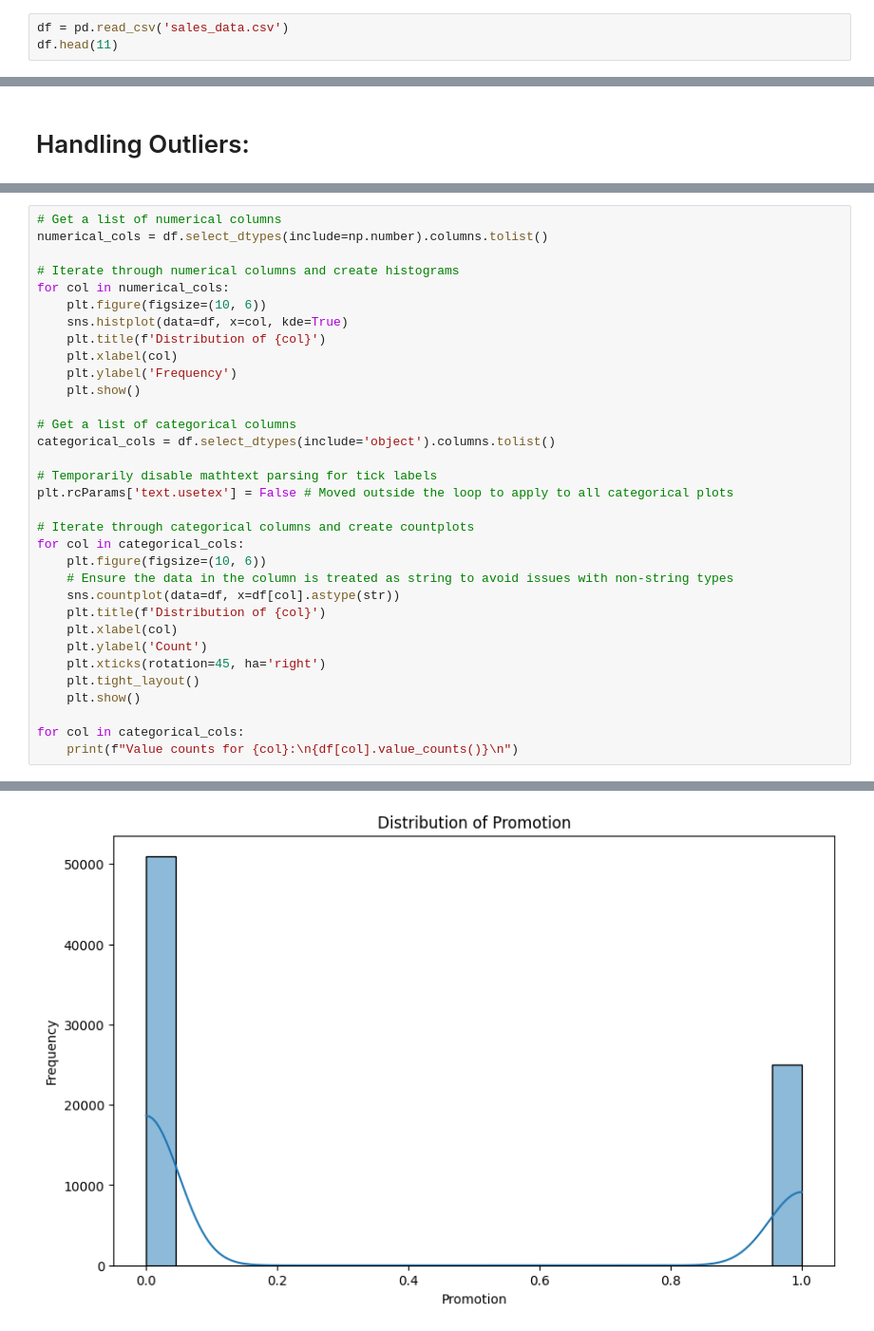
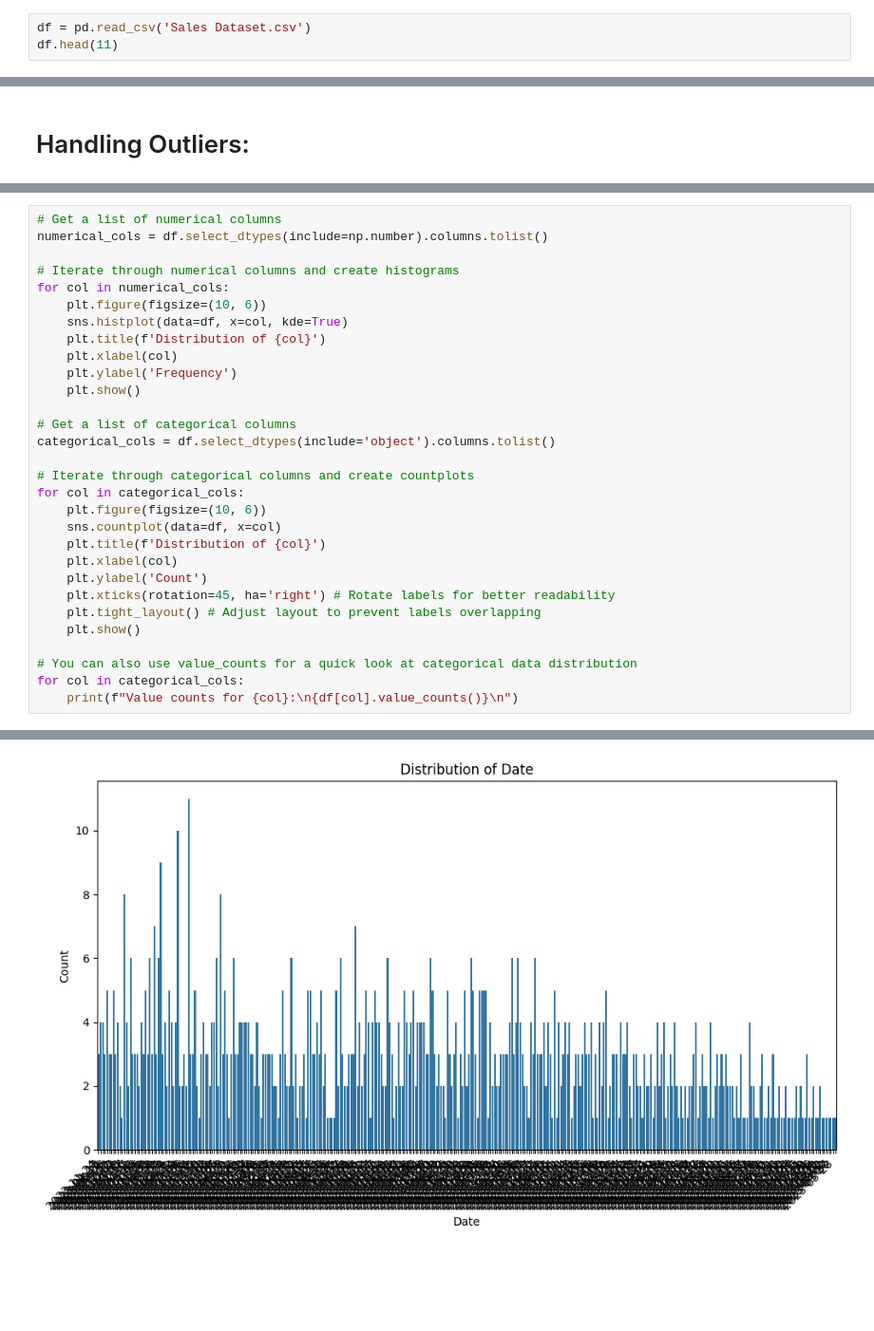
Before and after one commit to Nikhil5566/EDA-Prostate-cancer-dataset-, a Jupyter notebook: Sales_Dataset.ipynb, the cells around one changed output, grey strips where cells are left out. Shown: that part at 95% size. Cells and saved outputs as stored; diff of their text form; blank space fills up the shorter version.

```diff
--- a/Sales_Dataset.ipynb
+++ b/Sales_Dataset.ipynb
@@ -8,6 +8,6 @@ import seaborn as sns
 import warnings
 warnings.filterwarnings('ignore')
 # %%
-df = pd.read_csv('sales_data.csv')
+df = pd.read_csv('Sales Dataset.csv')
 df.head(11)
 # %% [output]
@@ -167,21 +161,18 @@ for col in numerical_cols:
 # Get a list of categorical columns
 categorical_cols = df.select_dtypes(include='object').columns.tolist()
 
-# Temporarily disable mathtext parsing for tick labels
-plt.rcParams['text.usetex'] = False # Moved outside the loop to apply to all categorical plots
-
 # Iterate through categorical columns and create countplots
 for col in categorical_cols:
     plt.figure(figsize=(10, 6))
-    # Ensure the data in the column is treated as string to avoid issues with non-string types
-    sns.countplot(data=df, x=df[col].astype(str))
+    sns.countplot(data=df, x=col)
     plt.title(f'Distribution of {col}')
     plt.xlabel(col)
     plt.ylabel('Count')
-    plt.xticks(rotation=45, ha='right')
-    plt.tight_layout()
+    plt.xticks(rotation=45, ha='right') # Rotate labels for better readability
+    plt.tight_layout() # Adjust layout to prevent labels overlapping
     plt.show()
 
+# You can also use value_counts for a quick look at categorical data distribution
 for col in categorical_cols:
     print(f"Value counts for {col}:\n{df[col].value_counts()}\n")
 # %% [output]
@@ -193 +184 @@ for col in categorical_cols:
-[figure, old version]
+[figure, new version]
```
Also changed, not shown: parts of 18 cells of this notebook.
